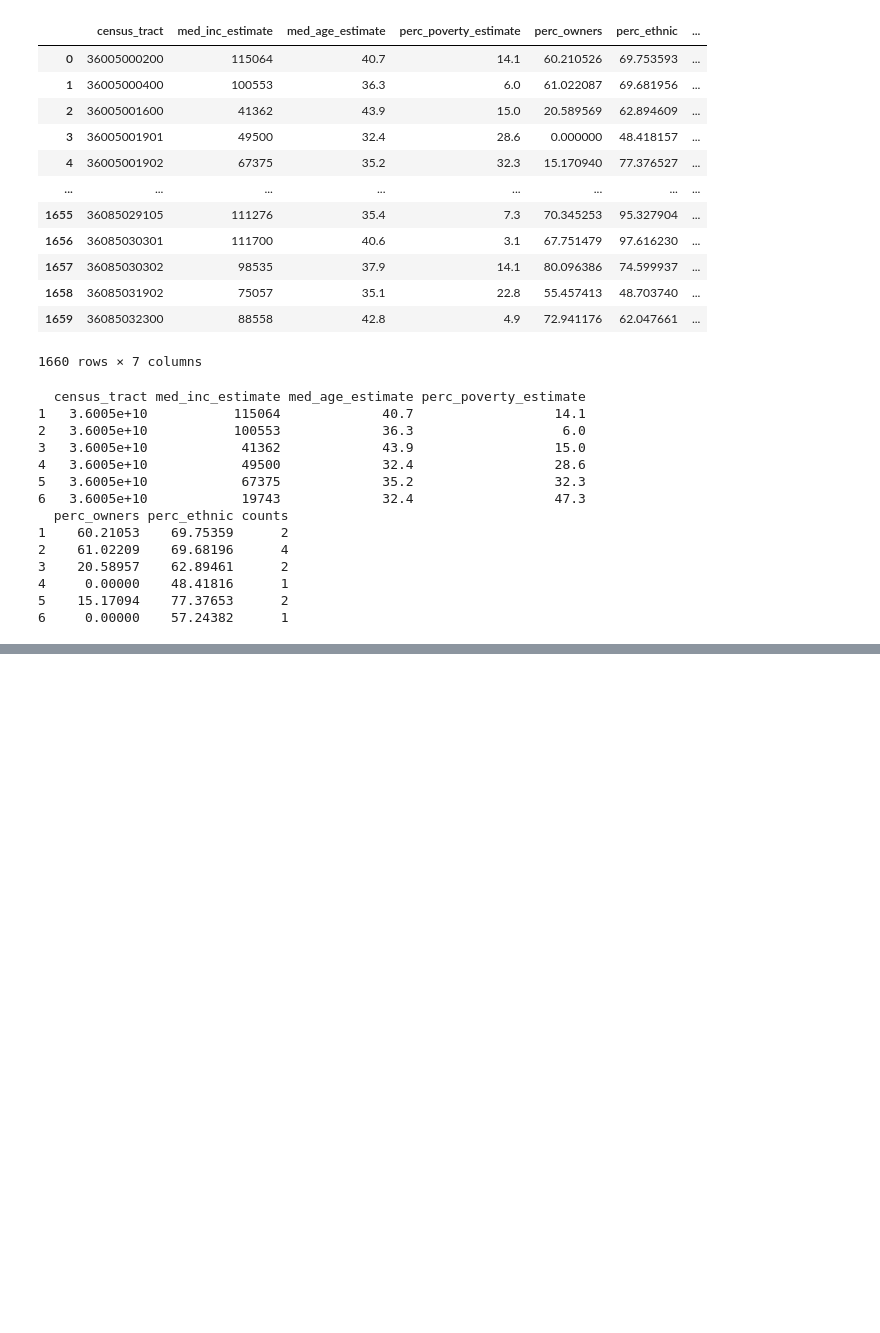
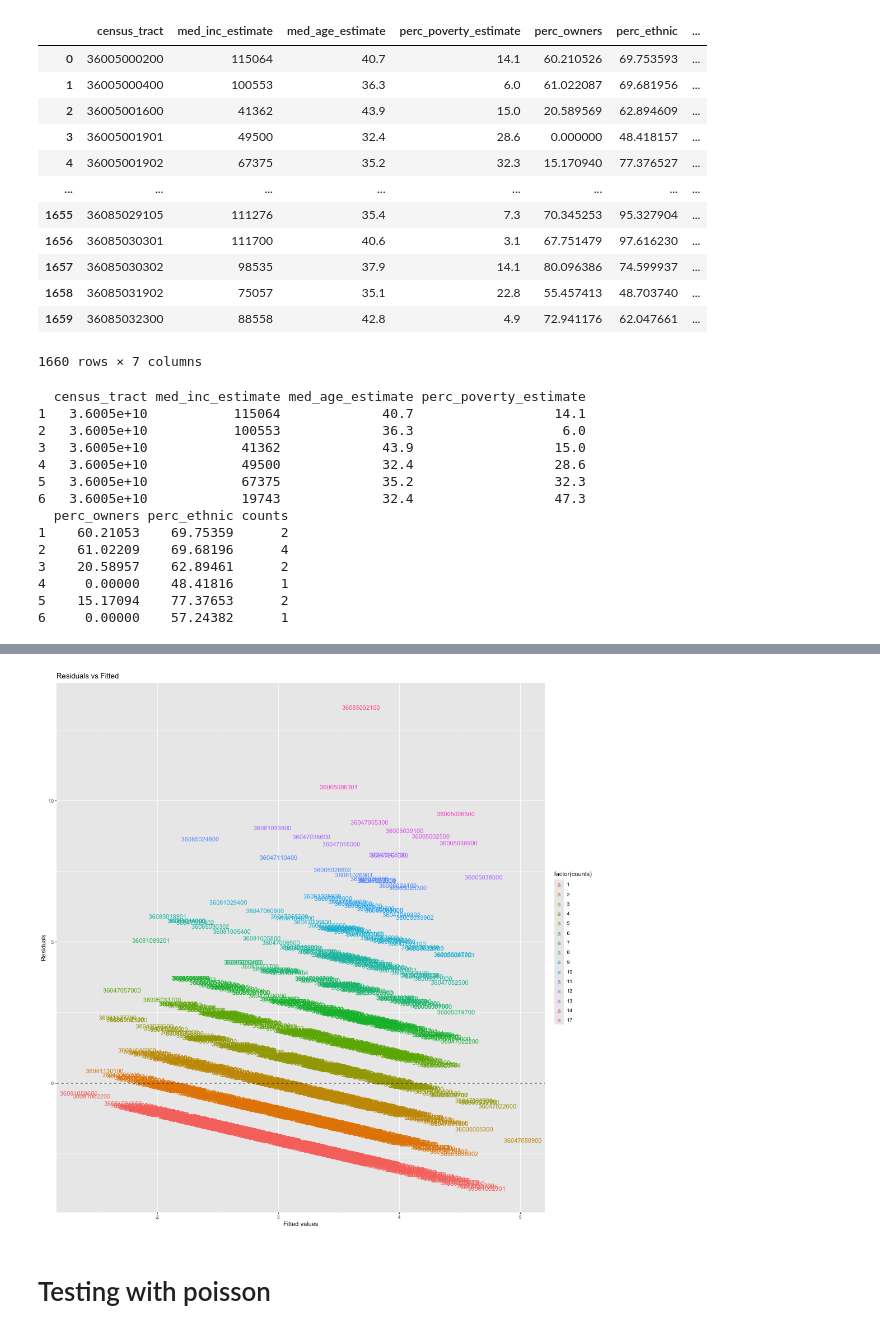
Before and after one commit to dlaiu/smoke-shops-regression, a Jupyter notebook: regression.ipynb, the cells around one changed output, grey strips where cells are left out. Cells and saved outputs as stored; diff of their text form; code cells hidden in the pictures; blank space fills up the shorter version.

```diff
--- a/regression.ipynb
+++ b/regression.ipynb
@@ -348,0 +286,30 @@ ggplot(df, aes(x = perc_owners, y = counts)) + geom_point() + geom_smooth(method
+# %%
+%%R
+
+# add residuals and fitted to dataframe
+
+df_fitted <- df %>% mutate(
+    fitted = fitted(model),
+    residuals = residuals(model)
+)
+# %%
+%%R -w 1000 -h 1000
+
+
+# library(ggrepel)
+
+ggplot(df_fitted) +
+    aes(x = fitted, y = residuals, color=factor(counts)) +
+    # geom_point() +
+    geom_text(aes(label = census_tract)) +
+    geom_hline(yintercept = 0, linetype = 'dashed') +
+    labs(
+        title = 'Residuals vs Fitted',
+        x = 'Fitted values',
+        y = 'Residuals'
+    )
+    # geom_smooth(method = 'lm')
+# %% [output]
+[figure, added]
+# %% [markdown]
+# Testing with poisson
```
Also changed, not shown: parts of 23 cells of this notebook.
